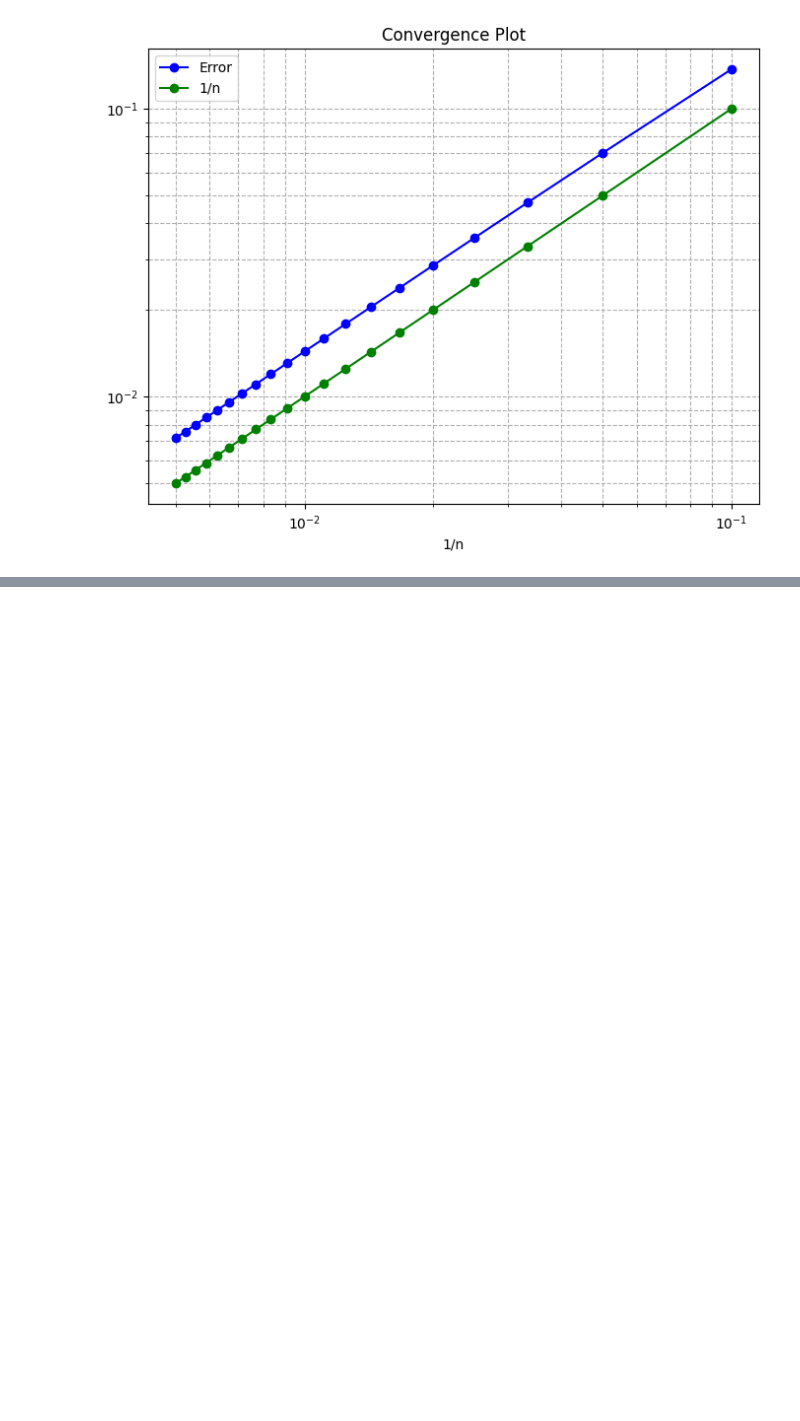
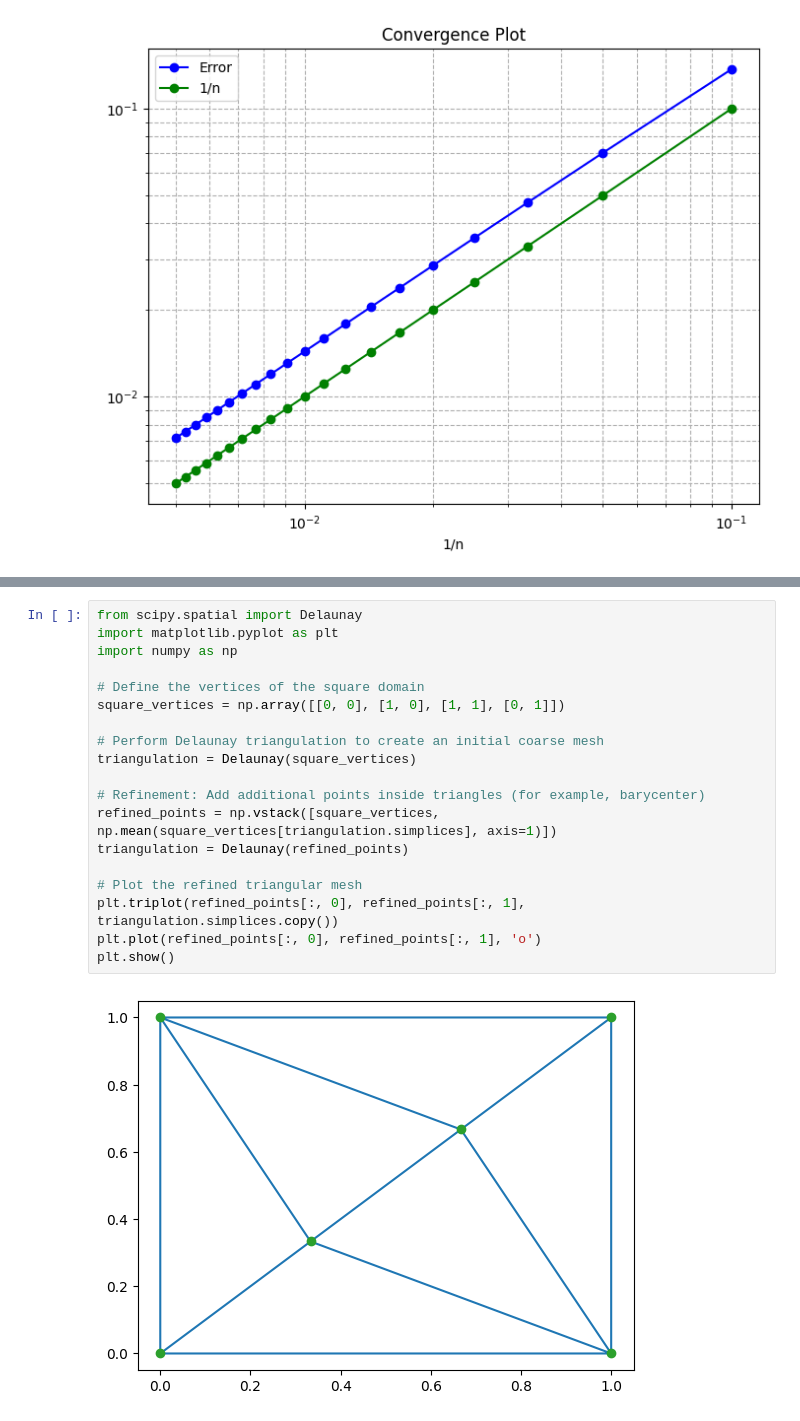
Before and after one commit to biondo999/napde_project, a Jupyter notebook: mesh_building/my_triangular_mesh.ipynb, the cells around one changed output, grey strips where cells are left out. Cells and saved outputs as stored; diff of their text form; blank space fills up the shorter version.

```diff
--- a/mesh_building/my_triangular_mesh.ipynb
+++ b/mesh_building/my_triangular_mesh.ipynb
@@ -585,0 +668,21 @@ plt.show()
+# %%
+from scipy.spatial import Delaunay
+import matplotlib.pyplot as plt
+import numpy as np
+
+# Define the vertices of the square domain
+square_vertices = np.array([[0, 0], [1, 0], [1, 1], [0, 1]])
+
+# Perform Delaunay triangulation to create an initial coarse mesh
+triangulation = Delaunay(square_vertices)
+
+# Refinement: Add additional points inside triangles (for example, barycenter)
+refined_points = np.vstack([square_vertices, np.mean(square_vertices[triangulation.simplices], axis=1)])
+triangulation = Delaunay(refined_points)
+
+# Plot the refined triangular mesh
+plt.triplot(refined_points[:, 0], refined_points[:, 1], triangulation.simplices.copy())
+plt.plot(refined_points[:, 0], refined_points[:, 1], 'o')
+plt.show()
+# %% [output]
+[figure, added]
```
Also changed, not shown: parts of 21 cells of this notebook, 3 other files.
